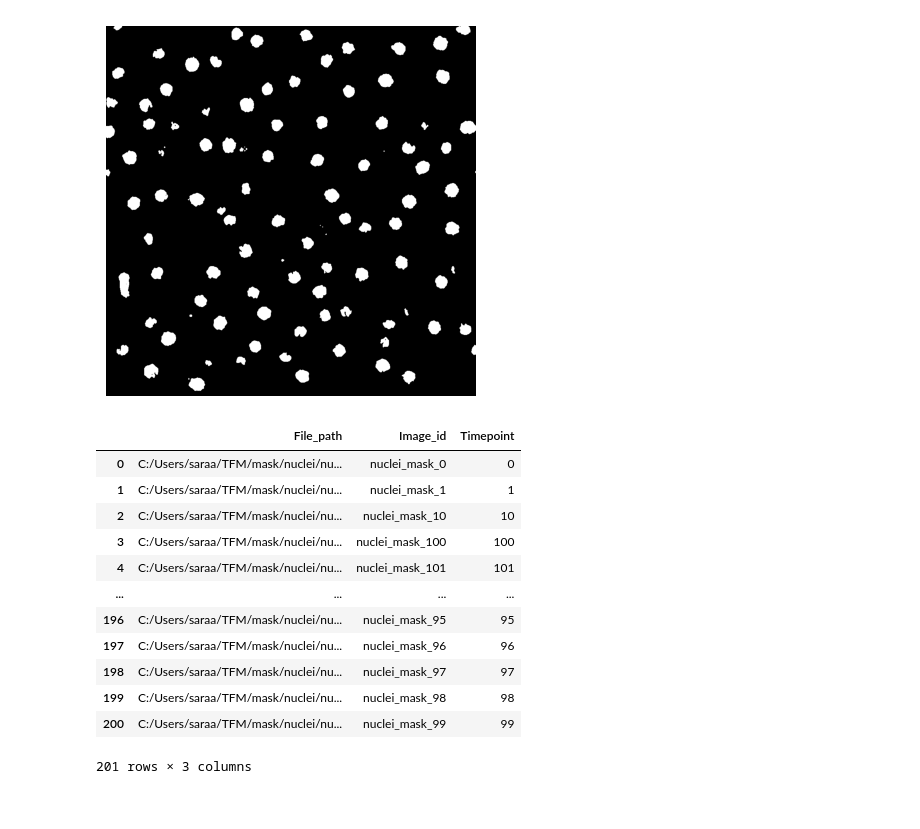
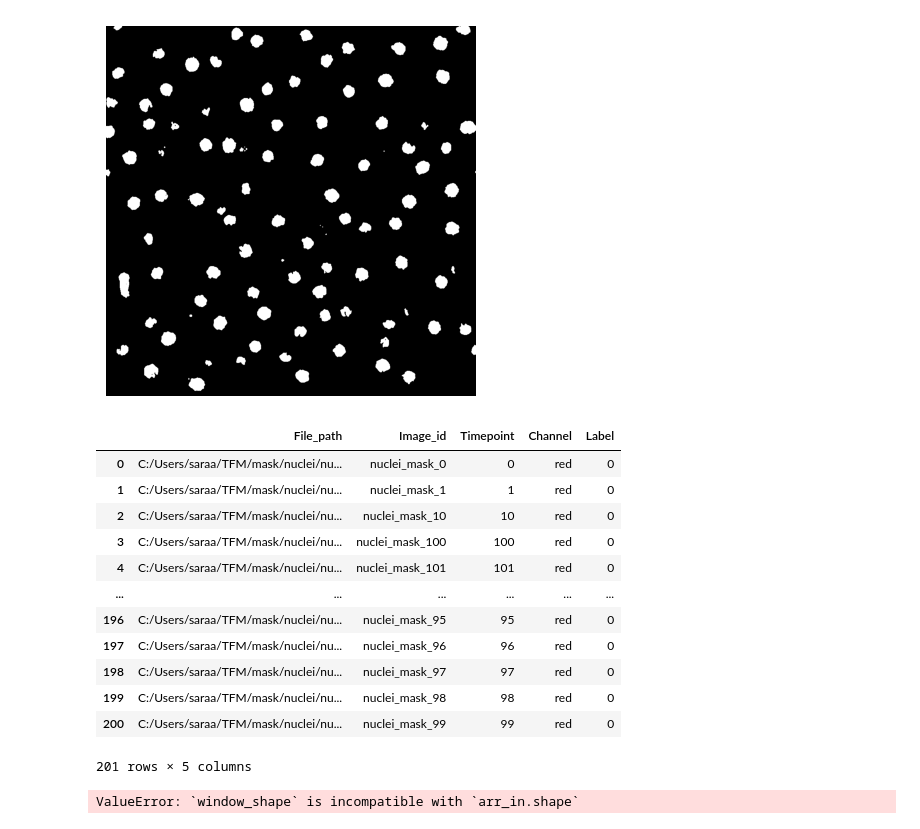
Before and after one commit to sarabenitezinglott/TFM, a Jupyter notebook: Microscopy/preprocess_df.ipynb, the cells around one changed output. Cells and saved outputs as stored; diff of their text form; code cells hidden in the pictures.

```diff
--- a/Microscopy/preprocess_df.ipynb
+++ b/Microscopy/preprocess_df.ipynb
@@ -173,19 +173,28 @@ cnn.mask(path, "czi")
 [figure]
 # %%
 # Mask dataframe creation
-maskdf = pre_process.mask_df('C:/Users/saraa/TFM/mask/nuclei/')
+from src import pre_process
+maskdf = pre_process.mask_df('C:/Users/saraa/TFM/mask/nuclei/', "red")
 maskdf
 # %% [output]
-|  | File_path | Image_id | Timepoint |
-| 0 | C:/Users/saraa/TFM/mask/nuclei/nu... | nuclei_mask_0 | 0 |
-| 1 | C:/Users/saraa/TFM/mask/nuclei/nu... | nuclei_mask_1 | 1 |
-| 2 | C:/Users/saraa/TFM/mask/nuclei/nu... | nuclei_mask_10 | 10 |
-| 3 | C:/Users/saraa/TFM/mask/nuclei/nu... | nuclei_mask_100 | 100 |
-| 4 | C:/Users/saraa/TFM/mask/nuclei/nu... | nuclei_mask_101 | 101 |
-| ... | ... | ... | ... |
-| 196 | C:/Users/saraa/TFM/mask/nuclei/nu... | nuclei_mask_95 | 95 |
-| 197 | C:/Users/saraa/TFM/mask/nuclei/nu... | nuclei_mask_96 | 96 |
-| 198 | C:/Users/saraa/TFM/mask/nuclei/nu... | nuclei_mask_97 | 97 |
-| 199 | C:/Users/saraa/TFM/mask/nuclei/nu... | nuclei_mask_98 | 98 |
-| 200 | C:/Users/saraa/TFM/mask/nuclei/nu... | nuclei_mask_99 | 99 |
+|  | File_path | Image_id | Timepoint | Channel | Label |
+| 0 | C:/Users/saraa/TFM/mask/nuclei/nu... | nuclei_mask_0 | 0 | red | 0 |
+| 1 | C:/Users/saraa/TFM/mask/nuclei/nu... | nuclei_mask_1 | 1 | red | 0 |
+| 2 | C:/Users/saraa/TFM/mask/nuclei/nu... | nuclei_mask_10 | 10 | red | 0 |
+| 3 | C:/Users/saraa/TFM/mask/nuclei/nu... | nuclei_mask_100 | 100 | red | 0 |
+| 4 | C:/Users/saraa/TFM/mask/nuclei/nu... | nuclei_mask_101 | 101 | red | 0 |
+| ... | ... | ... | ... | ... | ... |
+| 196 | C:/Users/saraa/TFM/mask/nuclei/nu... | nuclei_mask_95 | 95 | red | 0 |
+| 197 | C:/Users/saraa/TFM/mask/nuclei/nu... | nuclei_mask_96 | 96 | red | 0 |
+| 198 | C:/Users/saraa/TFM/mask/nuclei/nu... | nuclei_mask_97 | 97 | red | 0 |
+| 199 | C:/Users/saraa/TFM/mask/nuclei/nu... | nuclei_mask_98 | 98 | red | 0 |
+| 200 | C:/Users/saraa/TFM/mask/nuclei/nu... | nuclei_mask_99 | 99 | red | 0 |
-201 rows × 3 columns
+201 rows × 5 columns
+# %%
+import czifile
+from patchify import patchify, unpatchify
+path_czi = "D:\\TFM\\Microscopy\\video\\3288-1-AP-OP.czi"
+large_image_stack =  czifile.imread(path_czi)
+large_mask_stack = "mask\\nuclei\\"
+# %% [output]
+ValueError: `window_shape` is incompatible with `arr_in.shape`
```
Also changed, not shown: parts of 2 cells of this notebook, 3 other files.
